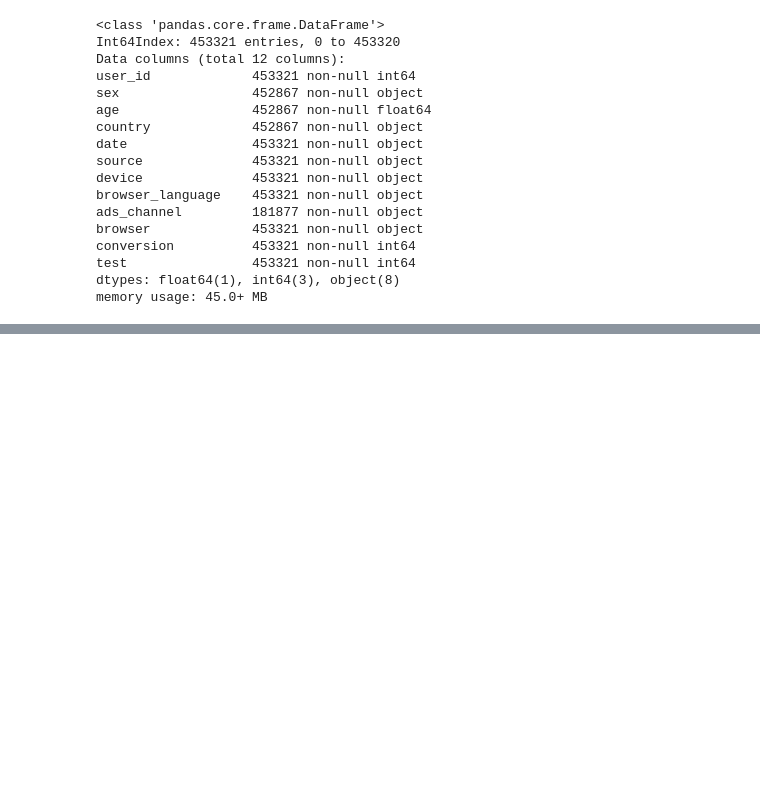
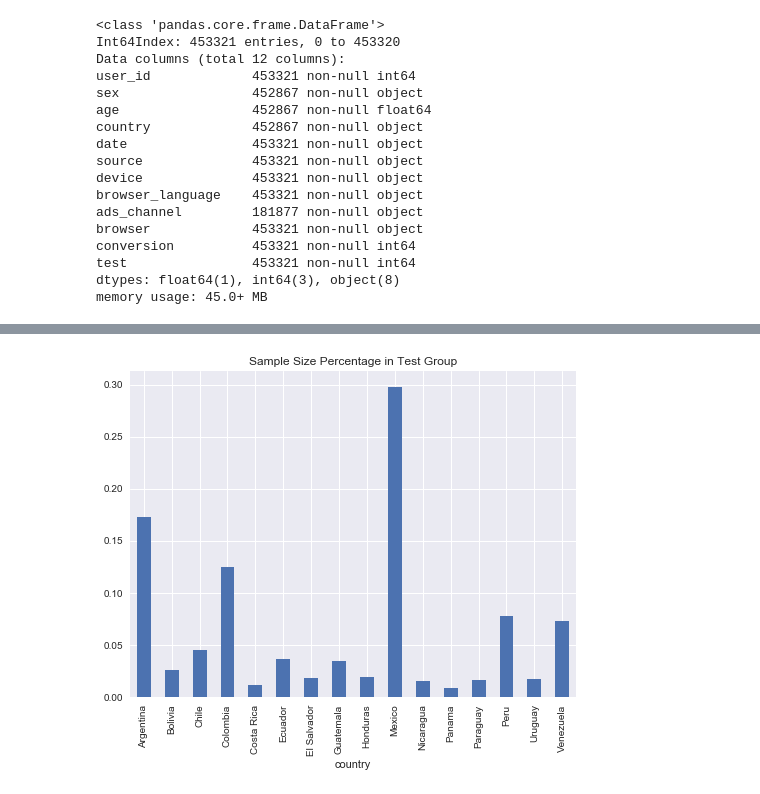
Before and after one commit to LihuaM/Translation-Case-Study, a Jupyter notebook: Spanish_Translation_AB_Test.ipynb, the cells around one changed output, grey strips where cells are left out. Saved outputs shown, nothing was run; the diff lists cells and outputs as text; code cells hidden in the pictures; blank space fills up the shorter version.

```diff
--- a/Spanish_Translation_AB_Test.ipynb
+++ b/Spanish_Translation_AB_Test.ipynb
@@ -328,0 +185,6 @@ array(['Argentina', 'Bolivia', 'Chile', 'Colombia', 'Costa Rica',
+# %%
+(df_test.sum(axis=0)/df_test.values.sum()).plot(kind='bar')
+plt.title('Sample Size Percentage in Test Group')
+plt.show()
+# %% [output]
+[figure, added]
```
Also changed, not shown: parts of 50 cells of this notebook, 2 other files.
